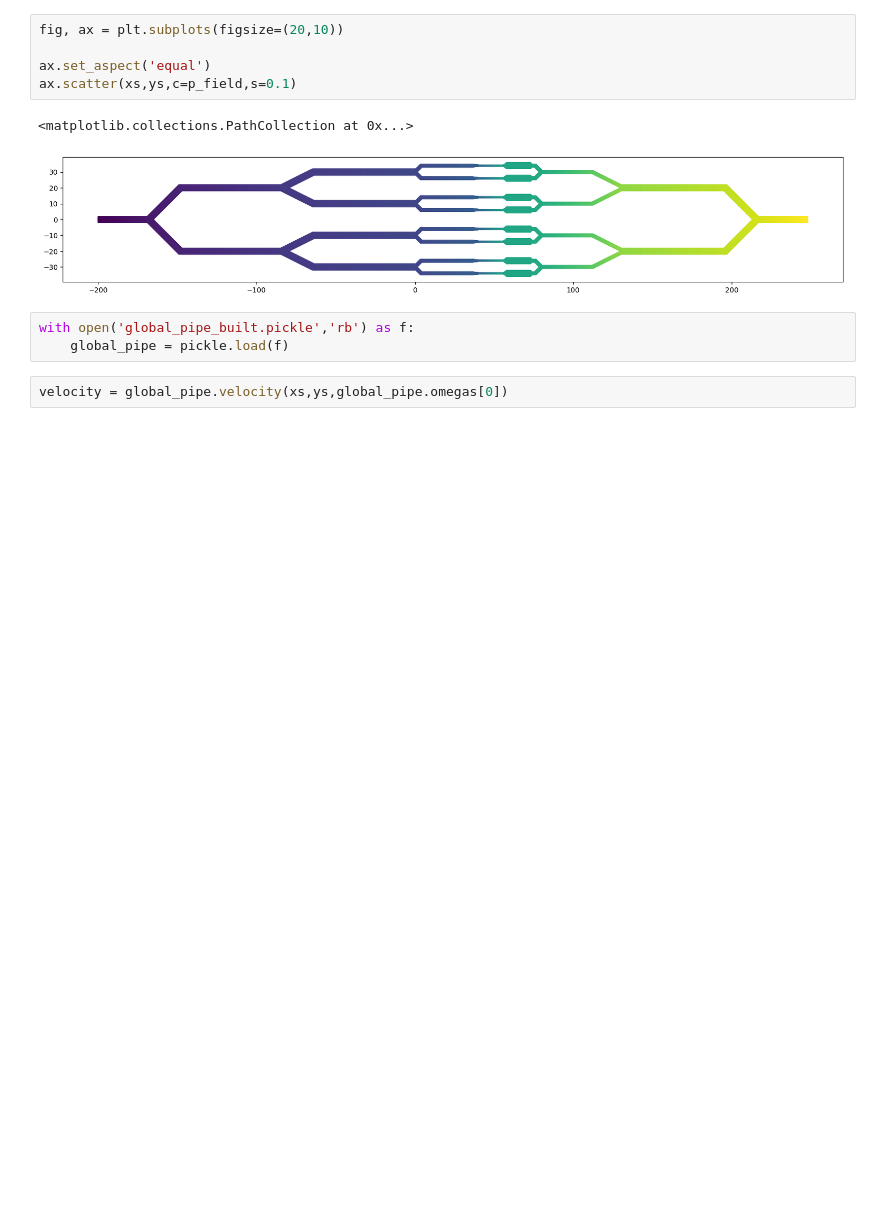
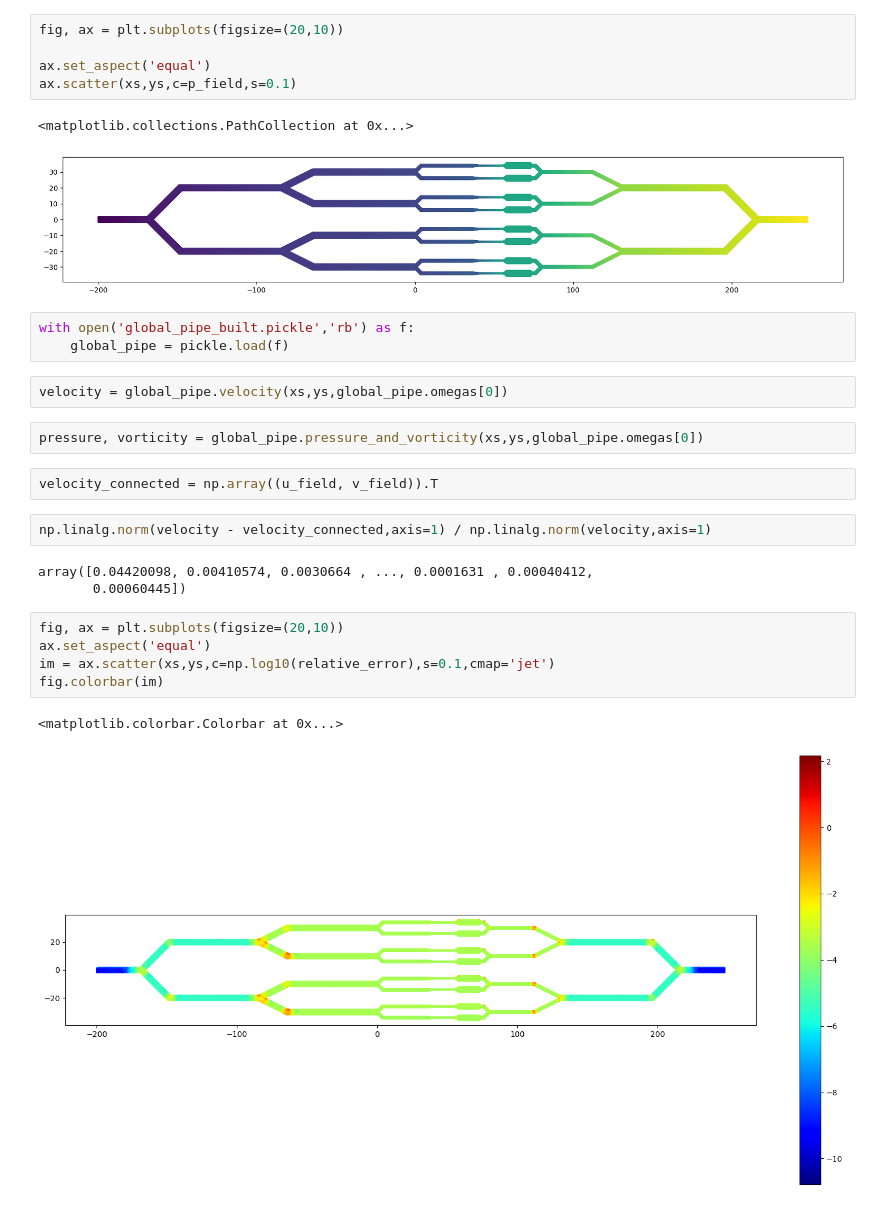
Before and after one commit to WangHaiYang874/stokes2d, a Jupyter notebook: exp3-copy/connecting.ipynb, the cells around one changed output. Cells and saved outputs as stored; diff of their text form; blank space fills up the shorter version.

```diff
--- a/exp3-copy/connecting.ipynb
+++ b/exp3-copy/connecting.ipynb
@@ -95,3 +96,20 @@ with open('global_pipe_built.pickle','rb') as f:
     global_pipe = pickle.load(f)
 # %%
 velocity = global_pipe.velocity(xs,ys,global_pipe.omegas[0])
+# %%
+pressure, vorticity = global_pipe.pressure_and_vorticity(xs,ys,global_pipe.omegas[0])
+# %%
+velocity_connected = np.array((u_field, v_field)).T
+# %%
+np.linalg.norm(velocity - velocity_connected,axis=1) / np.linalg.norm(velocity,axis=1)
+# %% [output]
+array([0.04420098, 0.00410574, 0.0030664 , ..., 0.0001631 , 0.00040412,
+       0.00060445])
+# %%
+fig, ax = plt.subplots(figsize=(20,10))
+ax.set_aspect('equal')
+im = ax.scatter(xs,ys,c=np.log10(relative_error),s=0.1,cmap='jet')
+fig.colorbar(im)
+# %% [output]
+<matplotlib.colorbar.Colorbar at 0x...>
+[figure, added]
```
Also changed, not shown: parts of 2 cells of this notebook, 1 other file.
